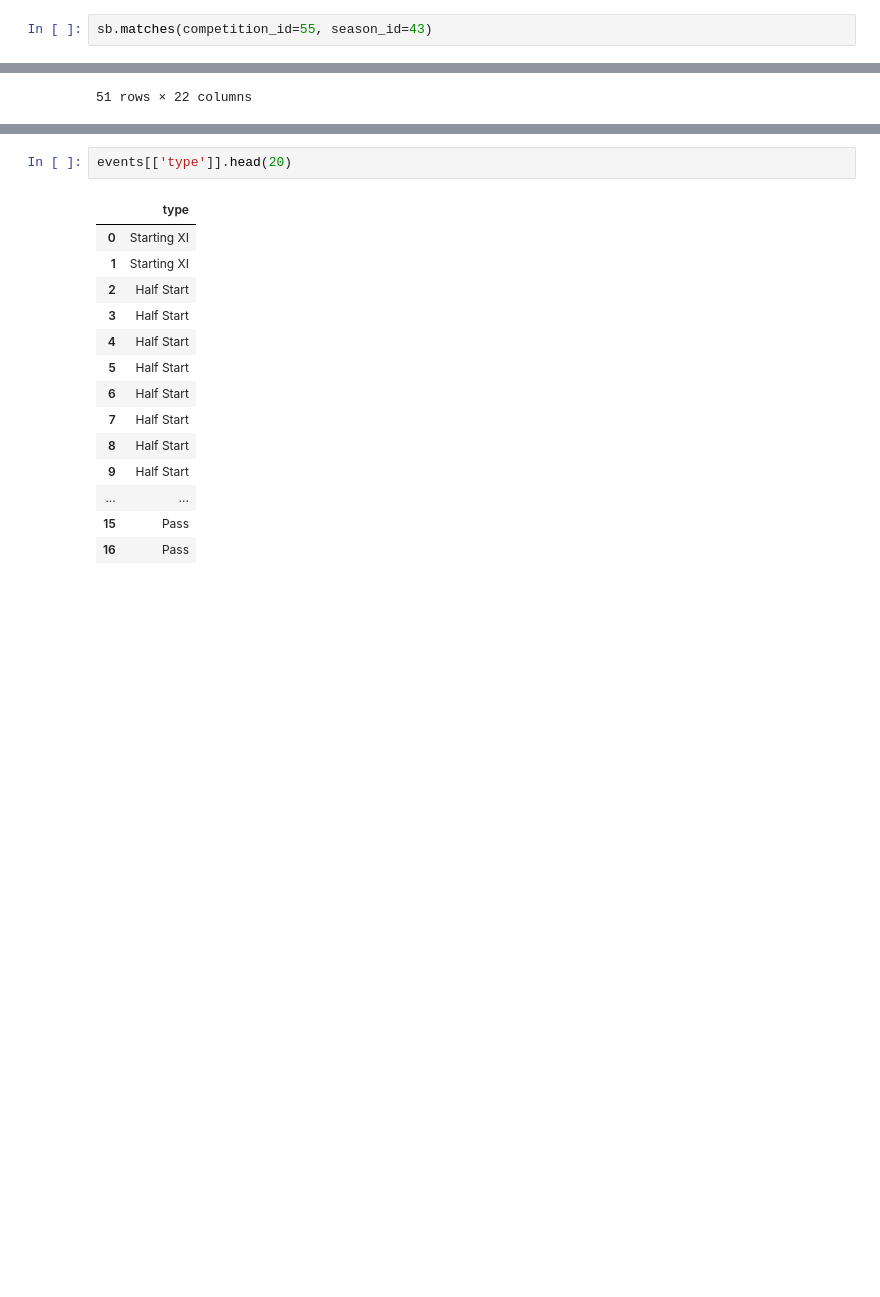
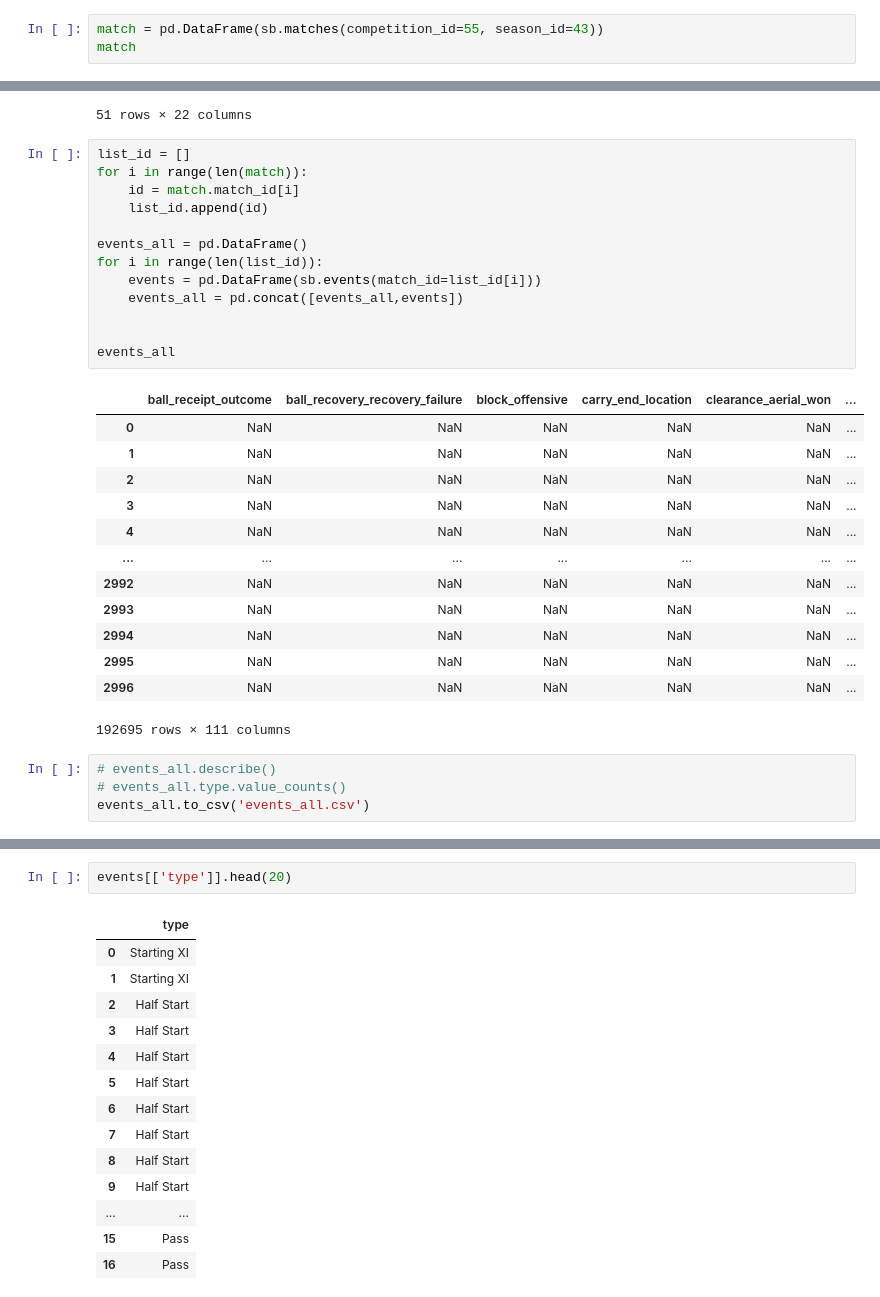
Before and after one commit to nogibjj/DY_Expected_Goal_Referee_project, a Jupyter notebook: test.ipynb, the cells around one changed output, grey strips where cells are left out. Cells and saved outputs as stored; diff of their text form; blank space fills up the shorter version.

```diff
--- a/test.ipynb
+++ b/test.ipynb
@@ -26,5 +10,6 @@ compet
 # %%
-sb.matches(competition_id=55, season_id=43)
+match = pd.DataFrame(sb.matches(competition_id=55, season_id=43))
+match
 # %% [output]
 |  | match_id | match_date | kick_off | competition | season | home_team | away_team | home_score | away_score | ... |
 | 0 | 3795220 | 2021-07-06 | 21:00:00.000 | Europe - UEFA Euro | 2020 | Italy | Spain | 1 | 1 | ... |
@@ -44,5 +29,36 @@ sb.matches(competition_id=55, season_id=43)
 | 49 | 3788743 | 2021-06-12 | 21:00:00.000 | Europe - UEFA Euro | 2020 | Belgium | Russia | 3 | 0 | ... |
 | 50 | 3788744 | 2021-06-12 | 15:00:00.000 | Europe - UEFA Euro | 2020 | Wales | Switzerland | 1 | 1 | ... |
 51 rows × 22 columns
+# %%
+list_id = []
+for i in range(len(match)):
+    id = match.match_id[i]
+    list_id.append(id)
+
+events_all = pd.DataFrame()
+for i in range(len(list_id)):
+    events = pd.DataFrame(sb.events(match_id=list_id[i]))
+    events_all = pd.concat([events_all,events])
+
+
+events_all
+# %% [output]
+|  | ball_receipt_outcome | ball_recovery_recovery_failure | block_offensive | carry_end_location | clearance_aerial_won | ... |
+| 0 | NaN | NaN | NaN | NaN | NaN | ... |
+| 1 | NaN | NaN | NaN | NaN | NaN | ... |
+| 2 | NaN | NaN | NaN | NaN | NaN | ... |
+| 3 | NaN | NaN | NaN | NaN | NaN | ... |
+| 4 | NaN | NaN | NaN | NaN | NaN | ... |
+| ... | ... | ... | ... | ... | ... | ... |
+| 2992 | NaN | NaN | NaN | NaN | NaN | ... |
+| 2993 | NaN | NaN | NaN | NaN | NaN | ... |
+| 2994 | NaN | NaN | NaN | NaN | NaN | ... |
+| 2995 | NaN | NaN | NaN | NaN | NaN | ... |
+| 2996 | NaN | NaN | NaN | NaN | NaN | ... |
+192695 rows × 111 columns
+# %%
+# events_all.describe()
+# events_all.type.value_counts()
+events_all.to_csv('events_all.csv')
 # %%
 events = sb.events(match_id=3795506)
```
Also changed, not shown: parts of 3 cells of this notebook, 7 other files.
